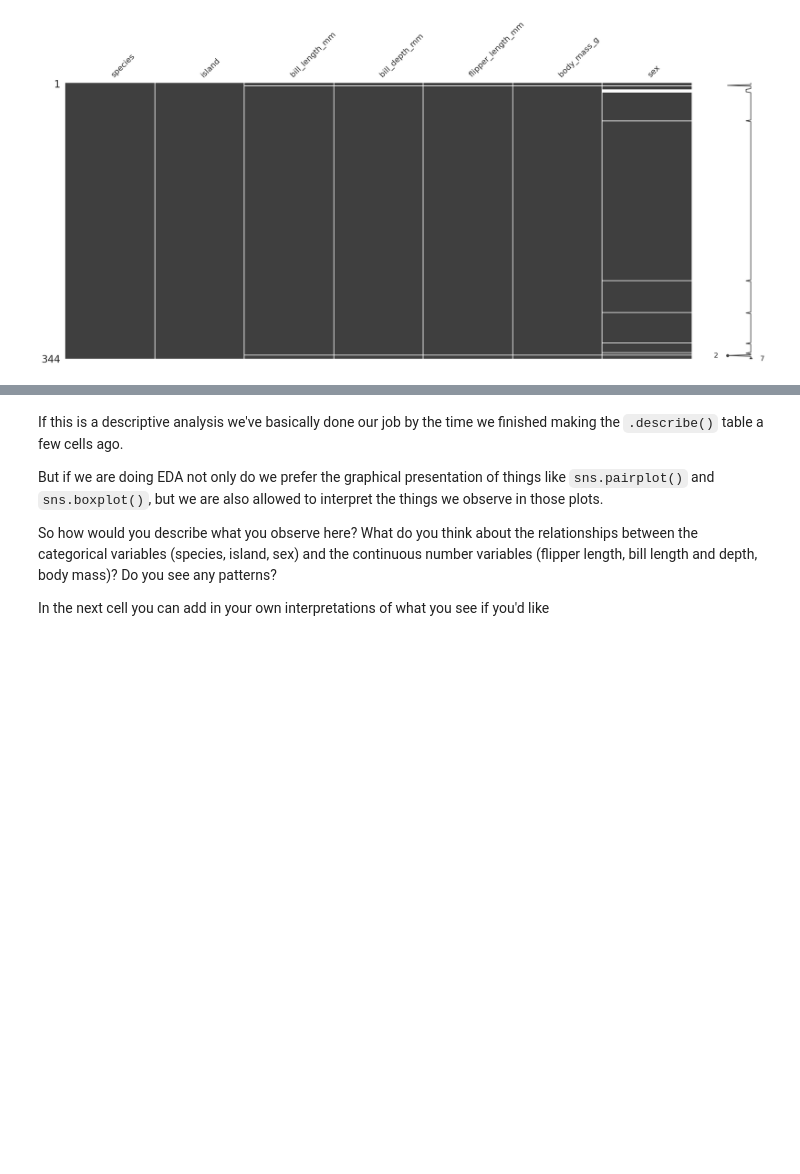
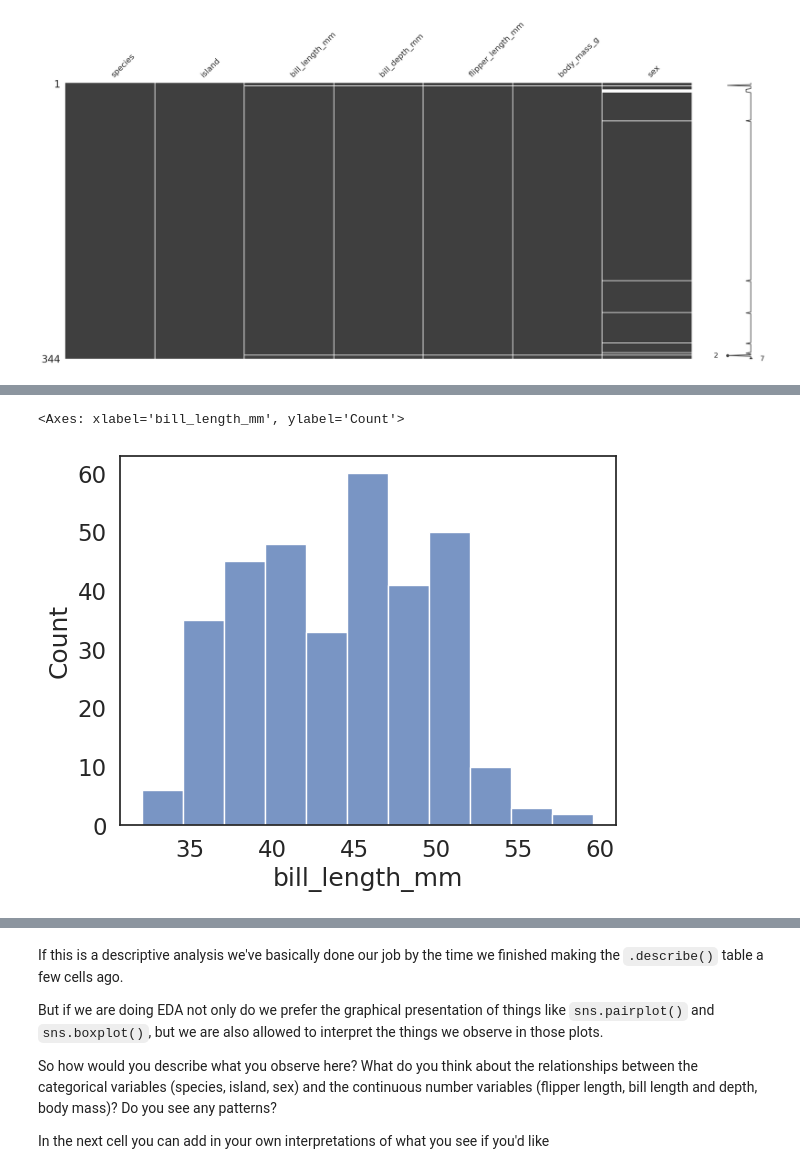
Before and after one commit to Punch-Drunk/COGS108_Repo, a Jupyter notebook: Week_04/04_12_EDA.ipynb, the cells around one changed output, grey strips where cells are left out. Drawn from its saved outputs; the diff is of its cells as text; code cells hidden in the pictures; blank space fills up the shorter version.

```diff
--- a/Week_04/04_12_EDA.ipynb
+++ b/Week_04/04_12_EDA.ipynb
@@ -211,3 +250,8 @@ penguins.describe()
+# %%
+sns.histplot(penguins['bill_length_mm'])
+# %% [output]
+<Axes: xlabel='bill_length_mm', ylabel='Count'>
+[figure, added]
 # %%
 # ugh those histograms do not look very normal!!
 sns.pairplot(penguins);
```
Also changed, not shown: parts of 7 cells of this notebook.
